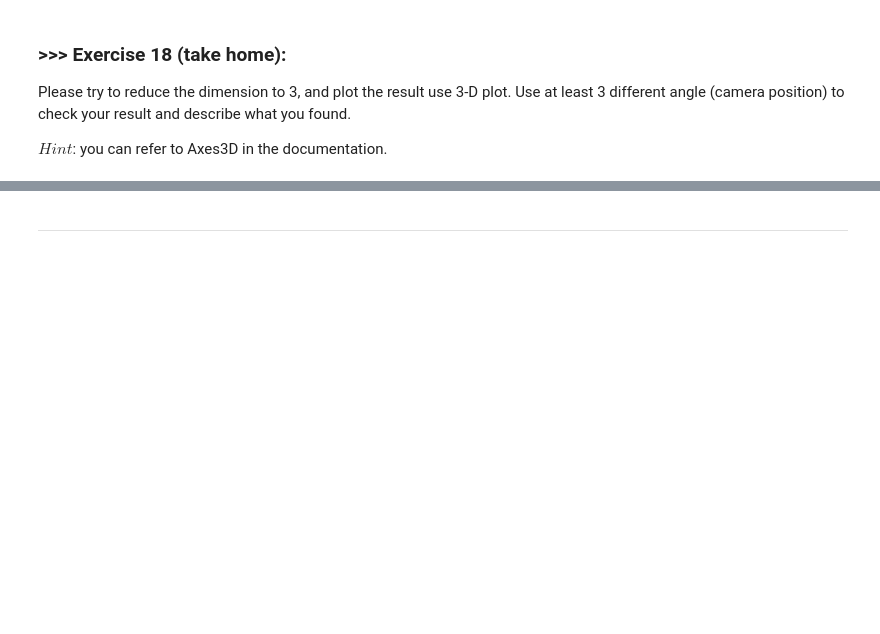
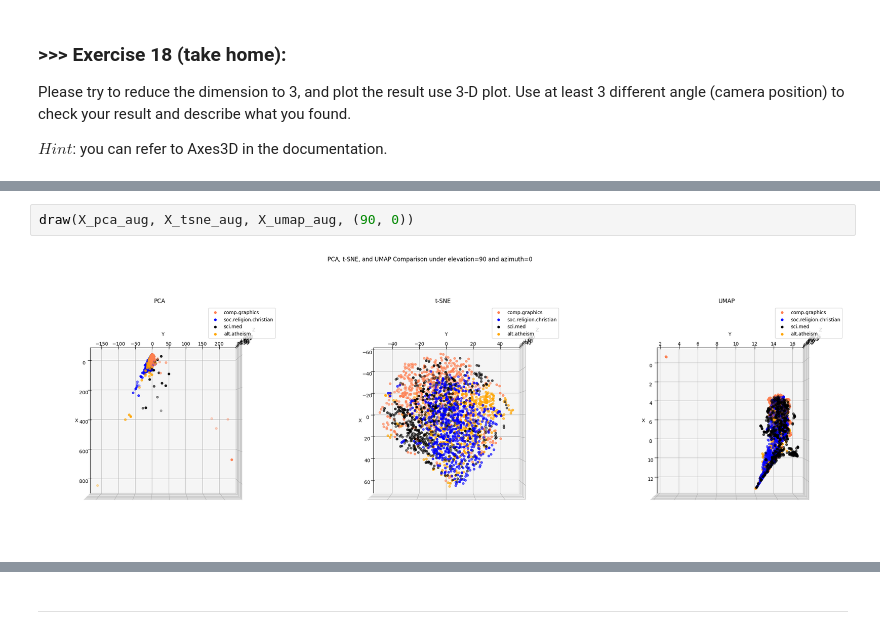
Before and after one commit to omeiLab/DM2025-Lab1-Exercise, a Jupyter notebook: DM2025-Lab1-Master.ipynb, the cells around one changed output, grey strips where cells are left out. Cells and saved outputs as stored; diff of their text form; blank space fills up the shorter version.

```diff
--- a/DM2025-Lab1-Master.ipynb
+++ b/DM2025-Lab1-Master.ipynb
@@ -2111,0 +2344,4 @@ $Hint$: you can refer to Axes3D in the documentation.
+# %%
+draw(X_pca_aug, X_tsne_aug, X_umap_aug, (90, 0))
+# %% [output]
+[figure, added]
```
Also changed, not shown: parts of 69 cells of this notebook, 8 other files.
